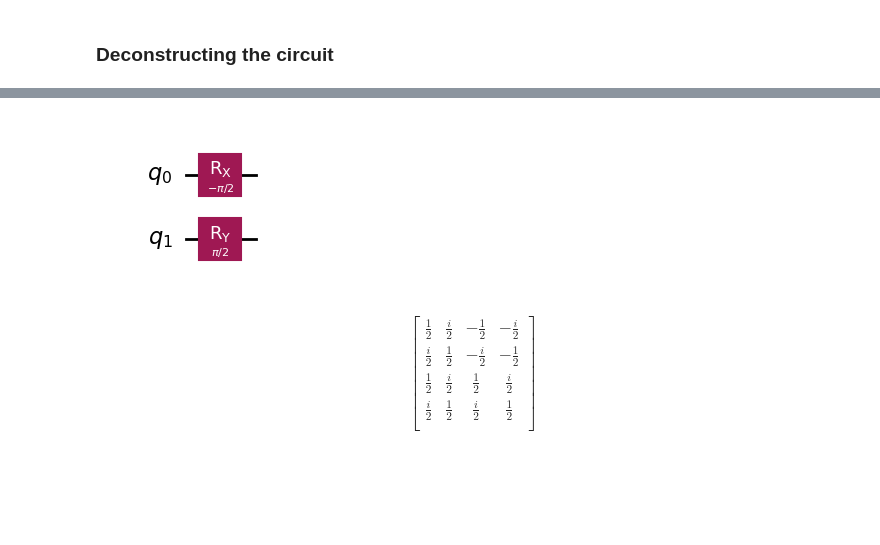
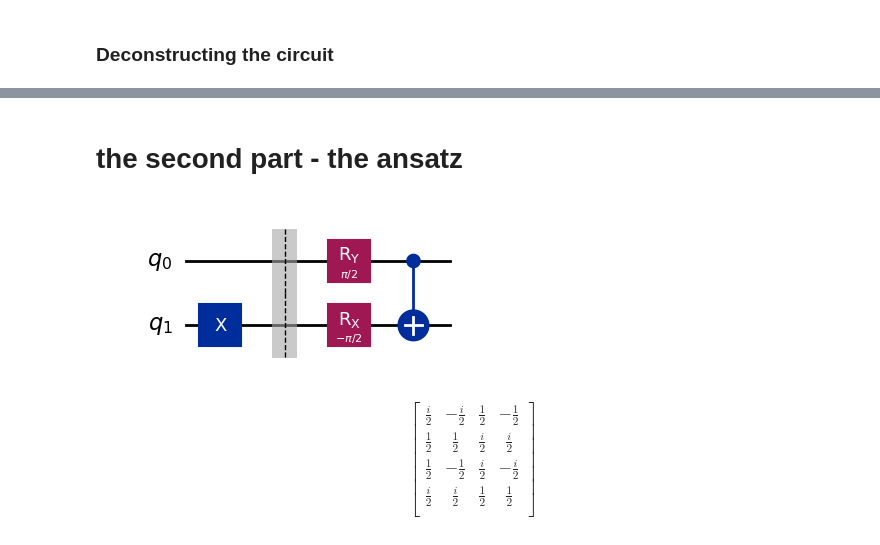
Before and after one commit to JoeJoeNguyen/quantumComputing, a Jupyter notebook: QML/Tqr.ipynb, the cells around one changed output, grey strips where cells are left out. Drawn from its saved outputs; the diff is of its cells as text; code cells hidden in the pictures; blank space fills up the shorter version.

```diff
--- a/QML/Tqr.ipynb
+++ b/QML/Tqr.ipynb
@@ -293,21 +293,27 @@ qc_1.draw('mpl')
-# %%
-# the second part - the ansatz
-qc_2 = QuantumCircuit(2)
-qc_2.ry(pi/2, 1)
-qc_2.rx(-pi/2, 0)
-qc_2.draw('mpl')
-# %% [output]
-[figure, removed]
+# %% [markdown]
+# the second part - the ansatz
+# %%
+qc_2 = QuantumCircuit(2)
+
+qc_2.x(1)
+qc_2.barrier()
+qc_2.rx(param2,1)
+qc_2.ry(param1,0)
+
+qc_2.cx(0,1)
+qc_2.draw('mpl')
+# %% [output]
+[figure, added]
 # %%
 qc_2_op = Operator.from_circuit(qc_2)
 qc_2_op.draw('latex')
 # %% [output]
 $$
 \begin{bmatrix}
-\frac{1}{2} & \frac{i}{2} & - \frac{1}{2} & - \frac{i}{2}  \\
- \frac{i}{2} & \frac{1}{2} & - \frac{i}{2} & - \frac{1}{2}  \\
- \frac{1}{2} & \frac{i}{2} & \frac{1}{2} & \frac{i}{2}  \\
- \frac{i}{2} & \frac{1}{2} & \frac{i}{2} & \frac{1}{2}  \\
+\frac{i}{2} & - \frac{i}{2} & \frac{1}{2} & - \frac{1}{2}  \\
+ \frac{1}{2} & \frac{1}{2} & \frac{i}{2} & \frac{i}{2}  \\
+ \frac{1}{2} & - \frac{1}{2} & \frac{i}{2} & - \frac{i}{2}  \\
+ \frac{i}{2} & \frac{i}{2} & \frac{1}{2} & \frac{1}{2}  \\
  \end{bmatrix}
 $$
 # %%
```
Also changed, not shown: parts of 9 cells of this notebook.
